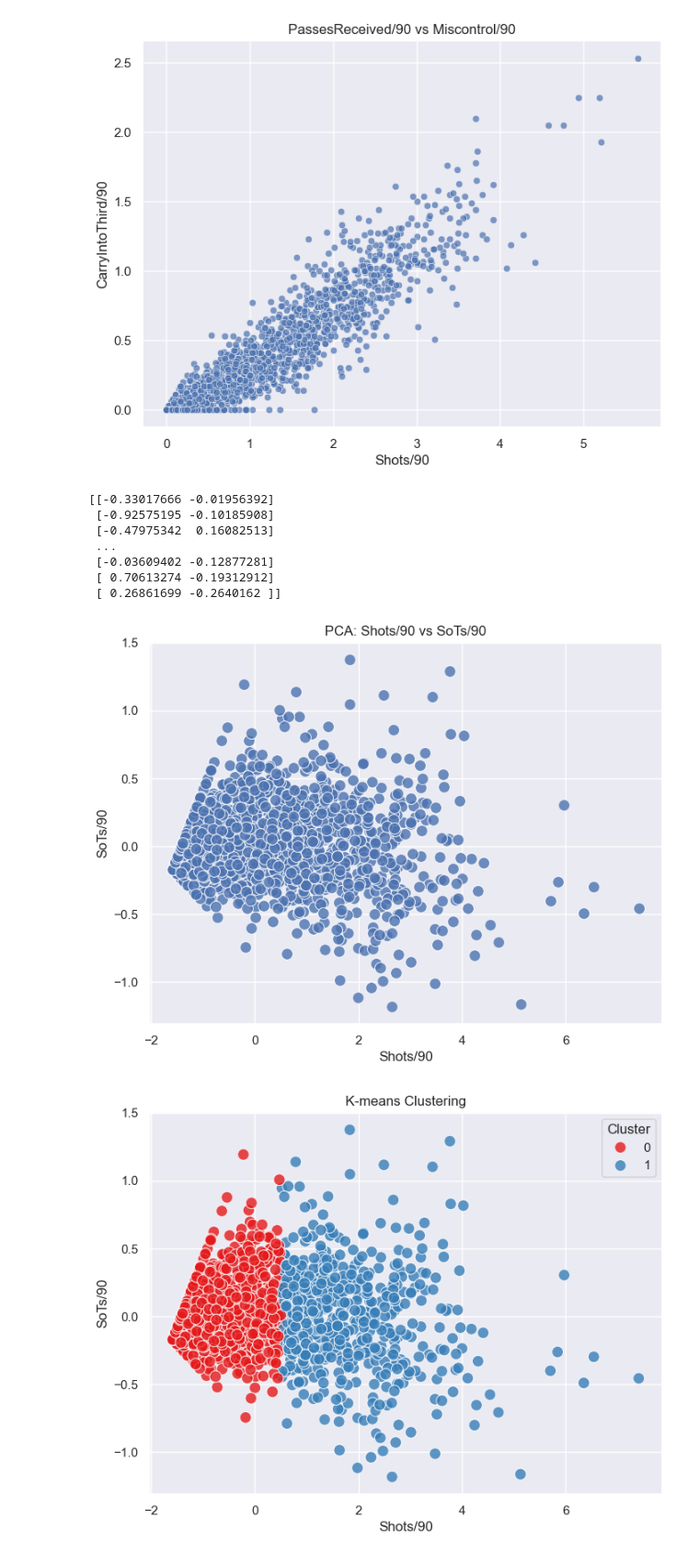
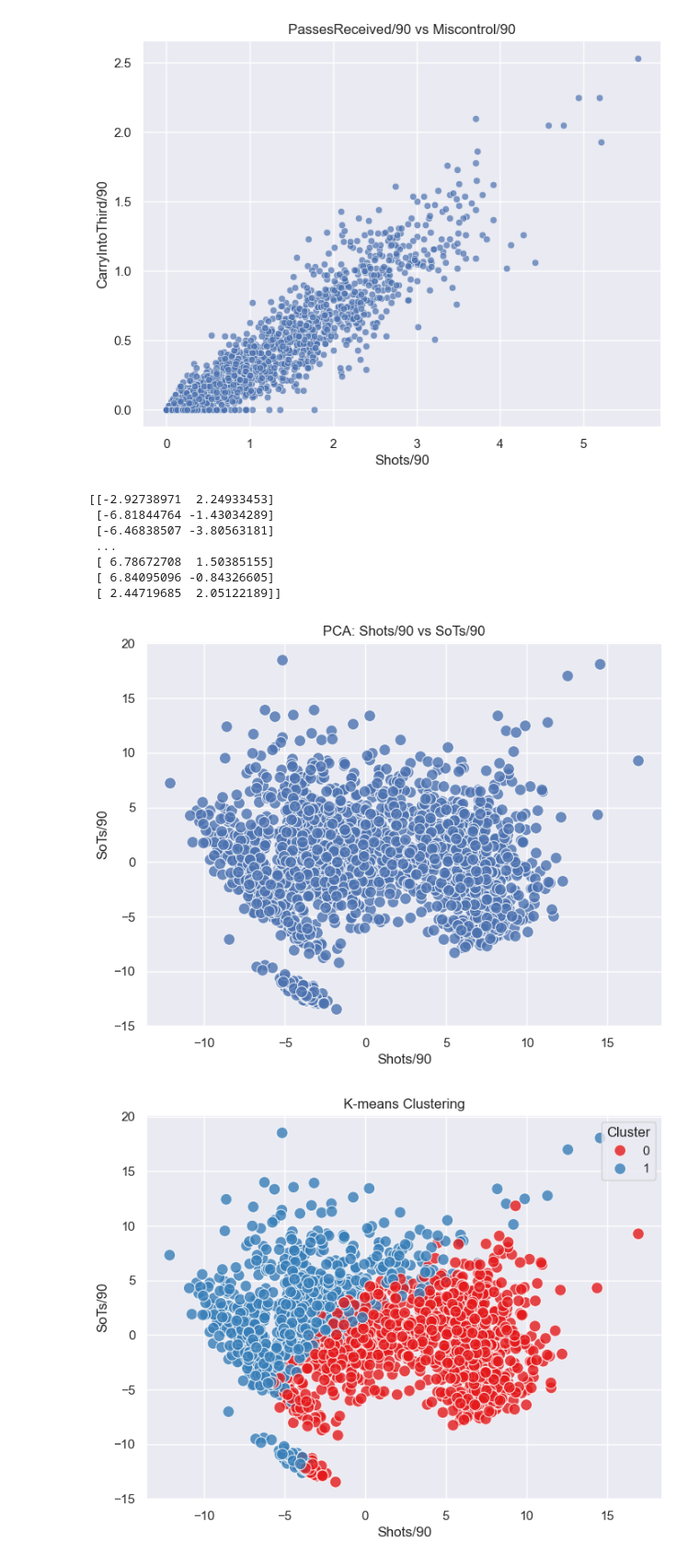
Before and after one commit to joacokoif/tp2_fulbo_ldd, a Jupyter notebook: tp2_LDD_Futbol_Analytics.ipynb, the cells around one changed output. Shown at 92% size. Drawn from its saved outputs; the diff is of its cells as text; code cells hidden in the pictures.

```diff
--- a/tp2_LDD_Futbol_Analytics.ipynb
+++ b/tp2_LDD_Futbol_Analytics.ipynb
@@ -113,7 +114,7 @@ plt.show()
 variables_numericas = ['Shots/90', 'SoTs/90']# vuelvo a agarrar las dos variables de antes
 
 scaler = StandardScaler()
-df_scaled = scaler.fit_transform(data_num[variables_numericas]) # escalo los datos
+df_scaled = scaler.fit_transform(data_num) # escalo los datos
 
 pca = PCA(n_components=2)
 componentes_principales = pca.fit_transform(df_scaled) # le aplico PCA
@@ -130,43 +131,43 @@ plt.ylabel('SoTs/90')
 plt.grid(True)
 plt.show()
 # %% [output]
-[[-0.33017666 -0.01956392]
- [-0.92575195 -0.10185908]
- [-0.47975342  0.16082513]
+[[-2.92738971  2.24933453]
+ [-6.81844764 -1.43034289]
+ [-6.46838507 -3.80563181]
  ...
- [-0.03609402 -0.12877281]
- [ 0.70613274 -0.19312912]
- [ 0.26861699 -0.2640162 ]]
+ [ 6.78672708  1.50385155]
+ [ 6.84095096 -0.84326605]
+ [ 2.44719685  2.05122189]]
-[figure, old version]
+[figure, new version]
 # %%
 # (c) Para la cantidad de clusters observados en el ´ıtem anterior, realizar un agrupamiento por k-medias,
 # y colorear los puntos seg´un las etiquetas obtenidas. ¿Coinciden las etiquetas con lo esperado?
 
 
 variables_numericas = ['Shots/90', 'SoTs/90']# vuelvo a agarrar las dos variables de antes
 
 scaler = StandardScaler()
-df_scaled = scaler.fit_transform(data_num[variables_numericas]) # escalo los datos
+df_scaled = scaler.fit_transform(data_num) # escalo los datos
 
 pca = PCA(n_components=2)
 componentes_principales = pca.fit_transform(df_scaled) # le aplico PCA
 
 df_pca = pd.DataFrame(data=componentes_principales, columns=['Shots/90', 'SoTs/90']) # me genero un nuevo DataFrame con las componentes principales
 
 num_clusters = 2  # determino el numero de clusters
 
 kmeans = KMeans(n_clusters=num_clusters, random_state=42) #aplico k-means
-df_pca['Cluster'] = kmeans.fit_predict(df_scaled)
+df_pca['Cluster'] = kmeans.fit_predict(data_num)
 
 plt.figure(figsize=(8, 6)) #grafico el resultado
 sns.scatterplot(x='Shots/90', y='SoTs/90', hue='Cluster', data=df_pca, s=100, palette='Set1', alpha=0.8, legend='full')
 plt.title('K-means Clustering')
 plt.xlabel('Shots/90')
 plt.ylabel('SoTs/90')
 plt.grid(True)
 plt.show()
 # %% [output]
-[figure, old version]
+[figure, new version]
 # %%
 # (d) Repetir el agrupamiento utilizando DBSCAN. ¿C´omo eligir´ıan en este caso un valor de ε apropiado?
 
```
Also changed, not shown: parts of 13 cells of this notebook.
